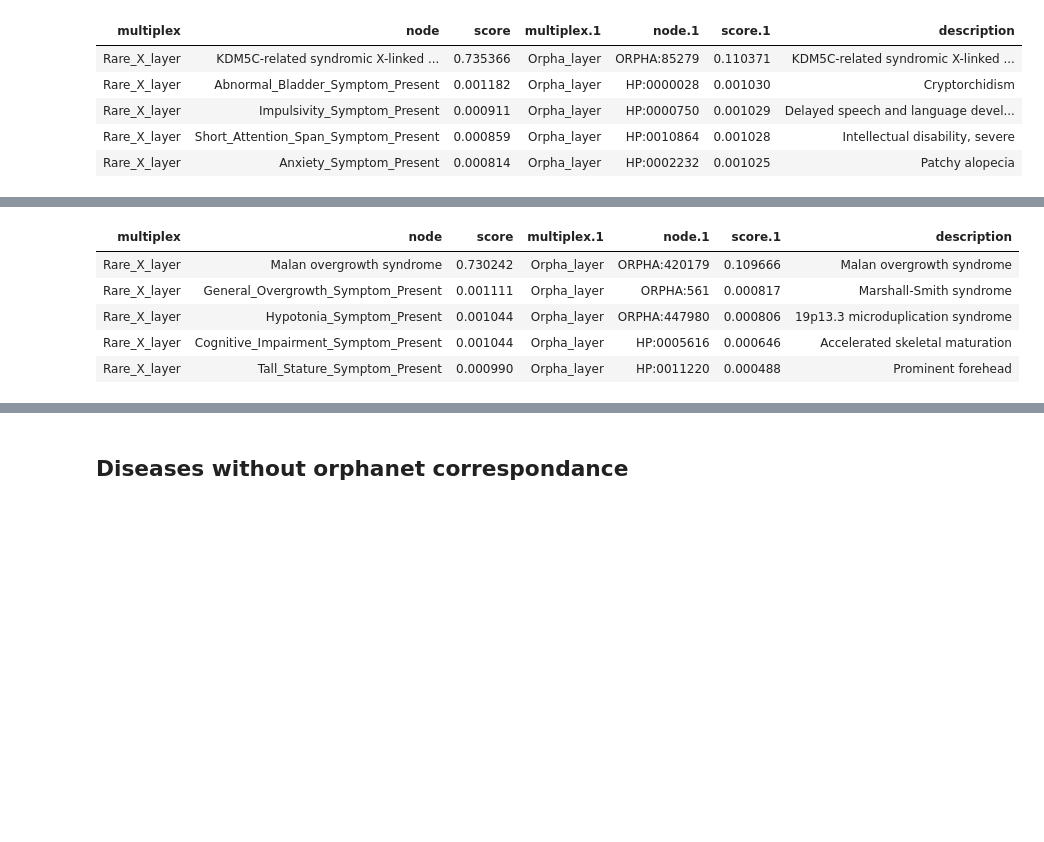
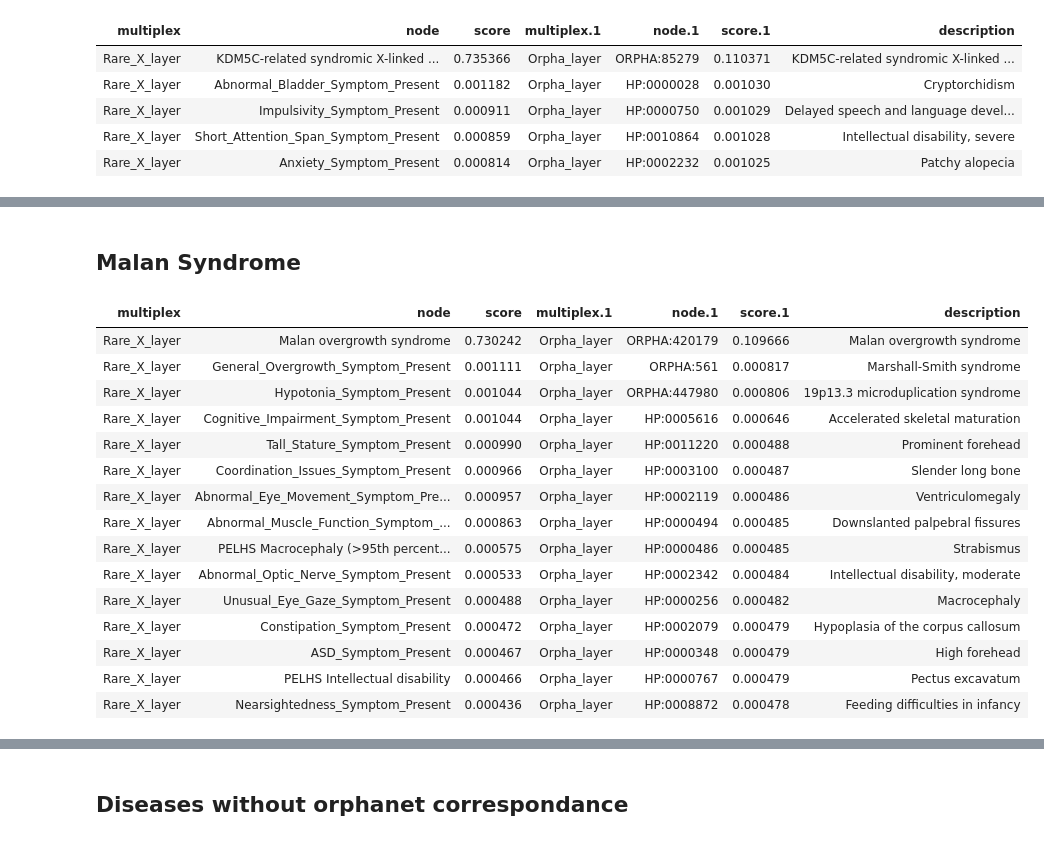
Before and after one commit to BAUDOTlab/Dream_Rare-X, a Jupyter notebook: jupyter-notebooks/step6_analyze_mxr_results.ipynb, the cells around one changed output, grey strips where cells are left out. Cells and saved outputs as stored; diff of their text form; code cells hidden in the pictures; blank space fills up the shorter version.

```diff
--- a/jupyter-notebooks/step6_analyze_mxr_results.ipynb
+++ b/jupyter-notebooks/step6_analyze_mxr_results.ipynb
@@ -215,9 +260,21 @@ dico_results_withOrpha['Koolen-de Vries Syndrome'].head(topresults).style.hide_i
+# %% [markdown]
+## Malan Syndrome
 # %%
-dico_results_withOrpha['Malan Syndrome'].head(topresults).style.hide_index()
+dico_results_withOrpha['Malan Syndrome'].head(topresults).style.hide(axis='index')
 # %% [output]
 | multiplex | node | score | multiplex.1 | node.1 | score.1 | description |
 | Rare_X_layer | Malan overgrowth syndrome | 0.730242 | Orpha_layer | ORPHA:420179 | 0.109666 | Malan overgrowth syndrome |
 | Rare_X_layer | General_Overgrowth_Symptom_Present | 0.001111 | Orpha_layer | ORPHA:561 | 0.000817 | Marshall-Smith syndrome |
 | Rare_X_layer | Hypotonia_Symptom_Present | 0.001044 | Orpha_layer | ORPHA:447980 | 0.000806 | 19p13.3 microduplication syndrome |
 | Rare_X_layer | Cognitive_Impairment_Symptom_Present | 0.001044 | Orpha_layer | HP:0005616 | 0.000646 | Accelerated skeletal maturation |
 | Rare_X_layer | Tall_Stature_Symptom_Present | 0.000990 | Orpha_layer | HP:0011220 | 0.000488 | Prominent forehead |
+| Rare_X_layer | Coordination_Issues_Symptom_Present | 0.000966 | Orpha_layer | HP:0003100 | 0.000487 | Slender long bone |
+| Rare_X_layer | Abnormal_Eye_Movement_Symptom_Pre... | 0.000957 | Orpha_layer | HP:0002119 | 0.000486 | Ventriculomegaly |
+| Rare_X_layer | Abnormal_Muscle_Function_Symptom_... | 0.000863 | Orpha_layer | HP:0000494 | 0.000485 | Downslanted palpebral fissures |
+| Rare_X_layer | PELHS Macrocephaly (>95th percent... | 0.000575 | Orpha_layer | HP:0000486 | 0.000485 | Strabismus |
+| Rare_X_layer | Abnormal_Optic_Nerve_Symptom_Present | 0.000533 | Orpha_layer | HP:0002342 | 0.000484 | Intellectual disability, moderate |
+| Rare_X_layer | Unusual_Eye_Gaze_Symptom_Present | 0.000488 | Orpha_layer | HP:0000256 | 0.000482 | Macrocephaly |
+| Rare_X_layer | Constipation_Symptom_Present | 0.000472 | Orpha_layer | HP:0002079 | 0.000479 | Hypoplasia of the corpus callosum |
+| Rare_X_layer | ASD_Symptom_Present | 0.000467 | Orpha_layer | HP:0000348 | 0.000479 | High forehead |
+| Rare_X_layer | PELHS Intellectual disability | 0.000466 | Orpha_layer | HP:0000767 | 0.000479 | Pectus excavatum |
+| Rare_X_layer | Nearsightedness_Symptom_Present | 0.000436 | Orpha_layer | HP:0008872 | 0.000478 | Feeding difficulties in infancy |
```
Also changed, not shown: parts of 19 cells of this notebook.
